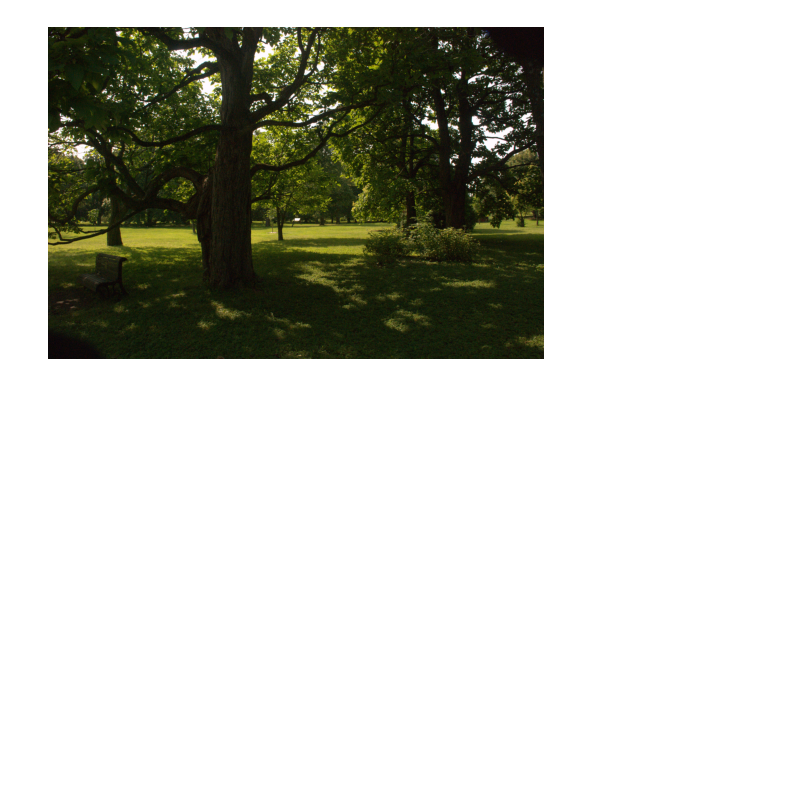
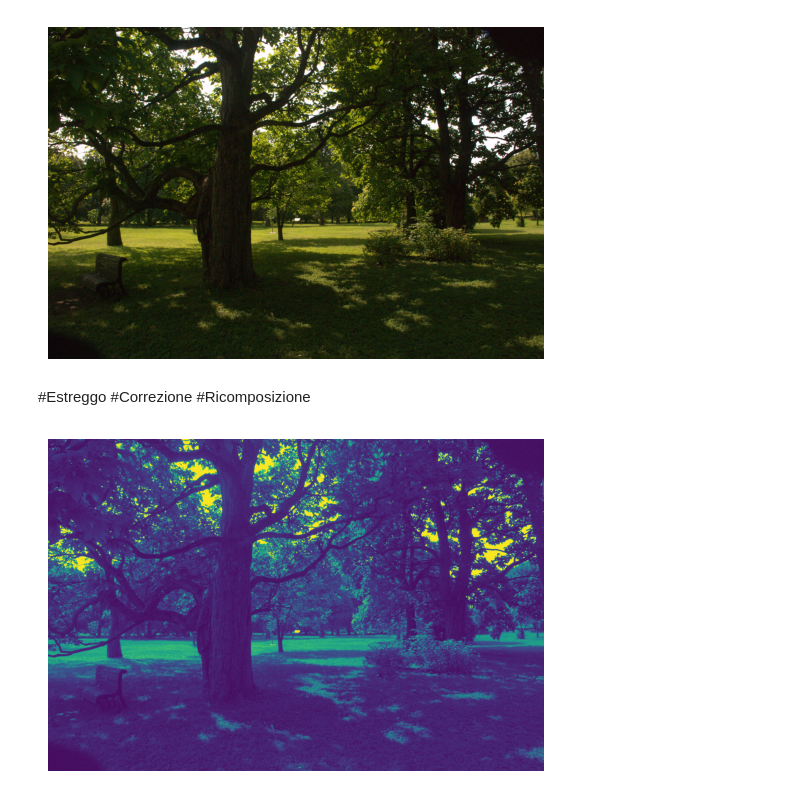
Before and after one commit to andymacale/progetto_lab, a Jupyter notebook: progetto.ipynb, the cells around one changed output. Drawn from its saved outputs; the diff is of its cells as text; code cells hidden in the pictures; blank space fills up the shorter version.

Commit message:
Conversione RGB - YCbCr

```diff
--- a/progetto.ipynb
+++ b/progetto.ipynb
@@ -44,3 +44,21 @@ plt.axis('off')
 plt.show()
 # %% [output]
 [figure]
+# %% [markdown]
+#Estreggo
+#Correzione
+#Ricomposizione
+# %%
+# Conversione dati immagine da RGB a YCbCr
+from PIL import Image
+import numpy as np
+
+datiRGB = Image.fromarray(immagine)
+datiYCbCr = datiRGB.convert('YCbCr')
+
+y, cb, cr = datiYCbCr.split()
+plotImmagine = plt.imshow(y)
+plt.axis('off')
+plt.show()
+# %% [output]
+[figure, added]
```
